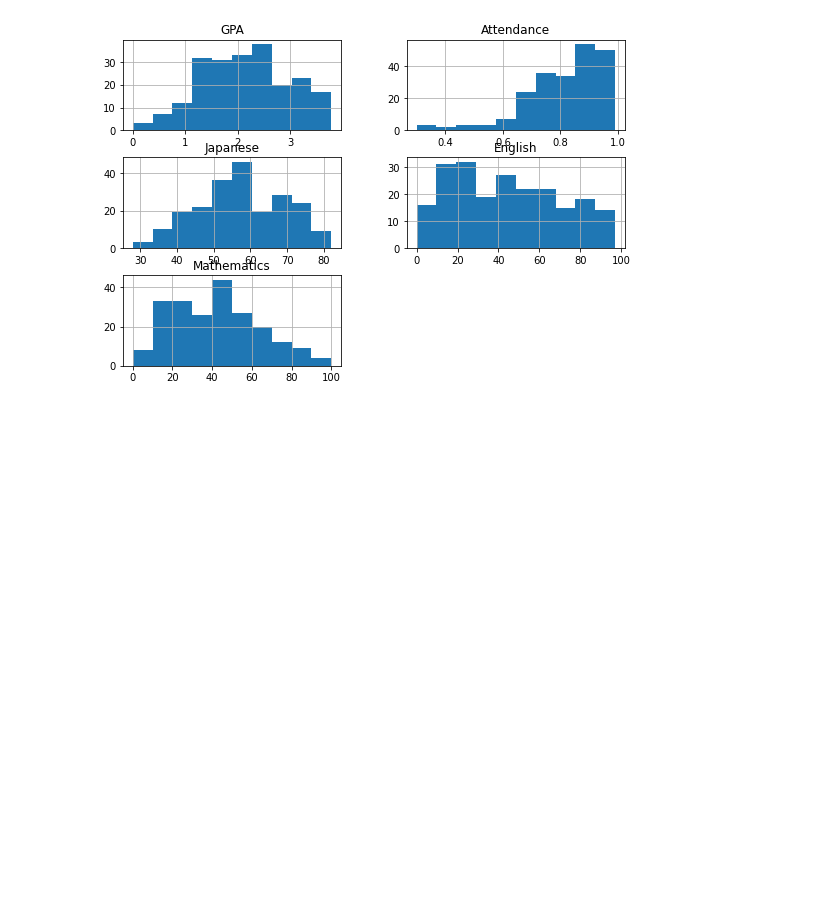
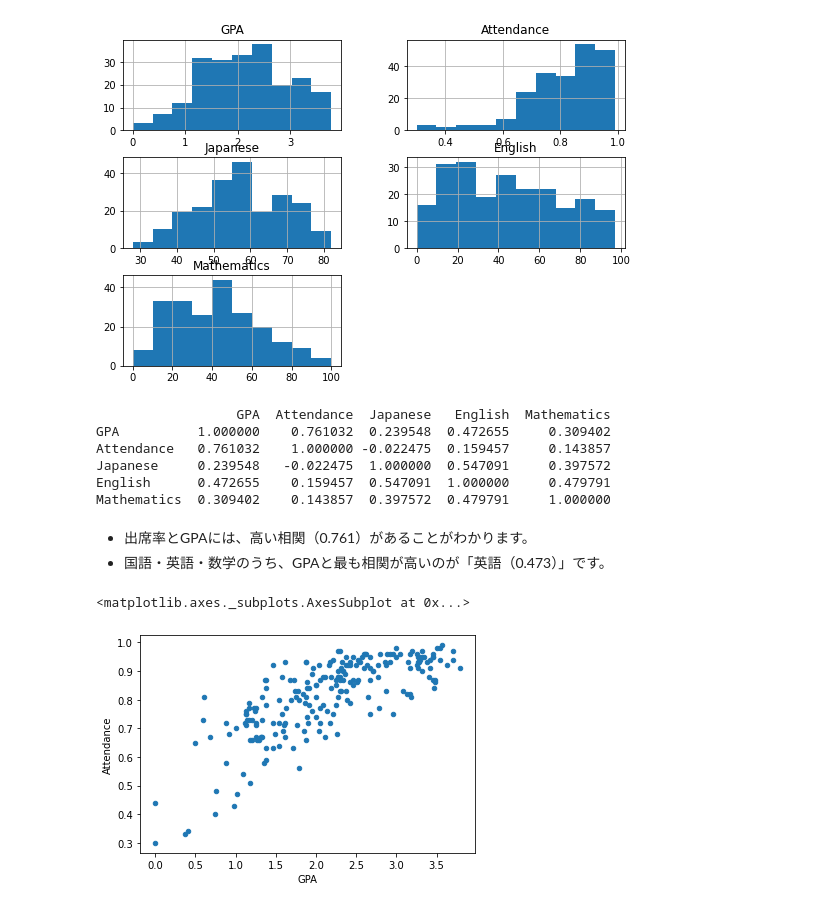
Before and after one commit to koichi-inoue/JupyterNotebook, a Jupyter notebook: Sample01.ipynb, the cells around one changed output. Saved outputs shown, nothing was run; the diff lists cells and outputs as text; code cells hidden in the pictures; blank space fills up the shorter version.

```diff
--- a/Sample01.ipynb
+++ b/Sample01.ipynb
@@ -116,3 +116,22 @@ array([[<matplotlib.axes._subplots.AxesSubplot object at 0x...>,
         <matplotlib.axes._subplots.AxesSubplot object at 0x...>]],
       dtype=object)
 [figure]
+# %%
+# 相関係数を表示
+print(df.corr())
+# %% [output]
+                  GPA  Attendance  Japanese   English  Mathematics
+GPA          1.000000    0.761032  0.239548  0.472655     0.309402
+Attendance   0.761032    1.000000 -0.022475  0.159457     0.143857
+Japanese     0.239548   -0.022475  1.000000  0.547091     0.397572
+English      0.472655    0.159457  0.547091  1.000000     0.479791
+Mathematics  0.309402    0.143857  0.397572  0.479791     1.000000
+# %% [markdown]
+* 出席率とGPAには、高い相関（0.761）があることがわかります。
+* 国語・英語・数学のうち、GPAと最も相関が高いのが「英語（0.473）」です。
+# %%
+# GPA と Attendance の散布図
+df.plot.scatter(x='GPA', y='Attendance')
+# %% [output]
+<matplotlib.axes._subplots.AxesSubplot at 0x...>
+[figure, added]
```
